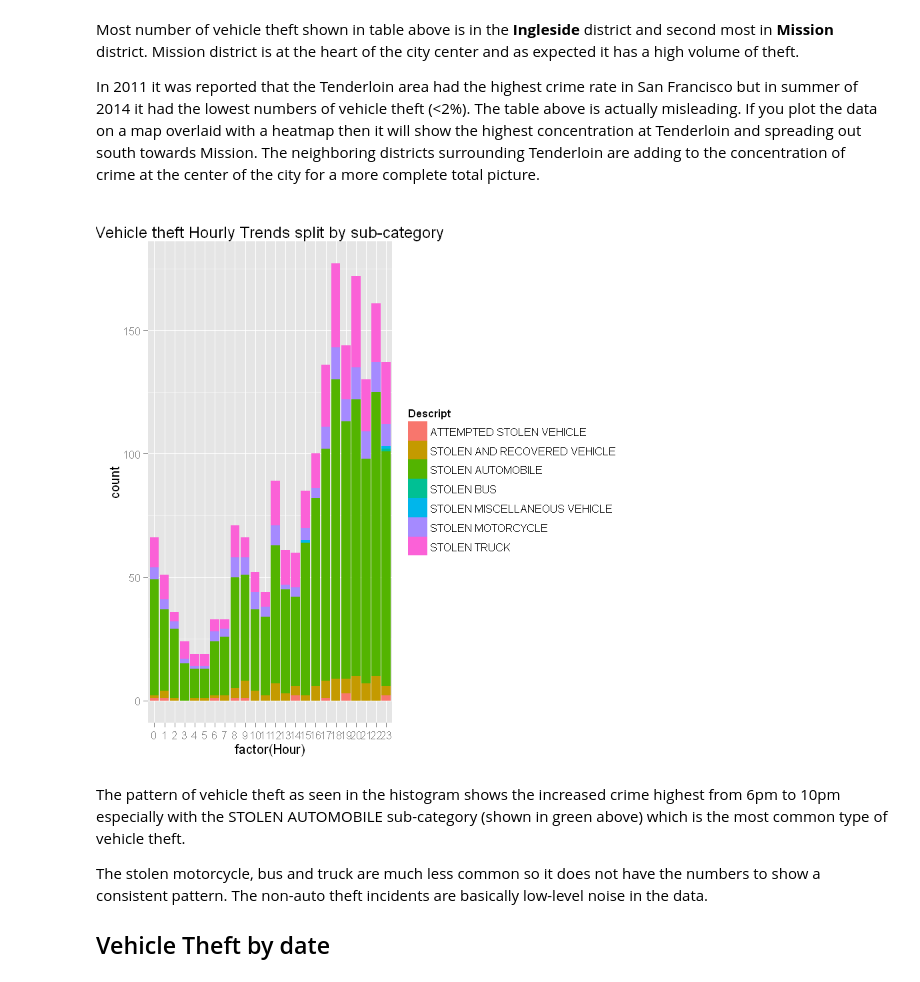
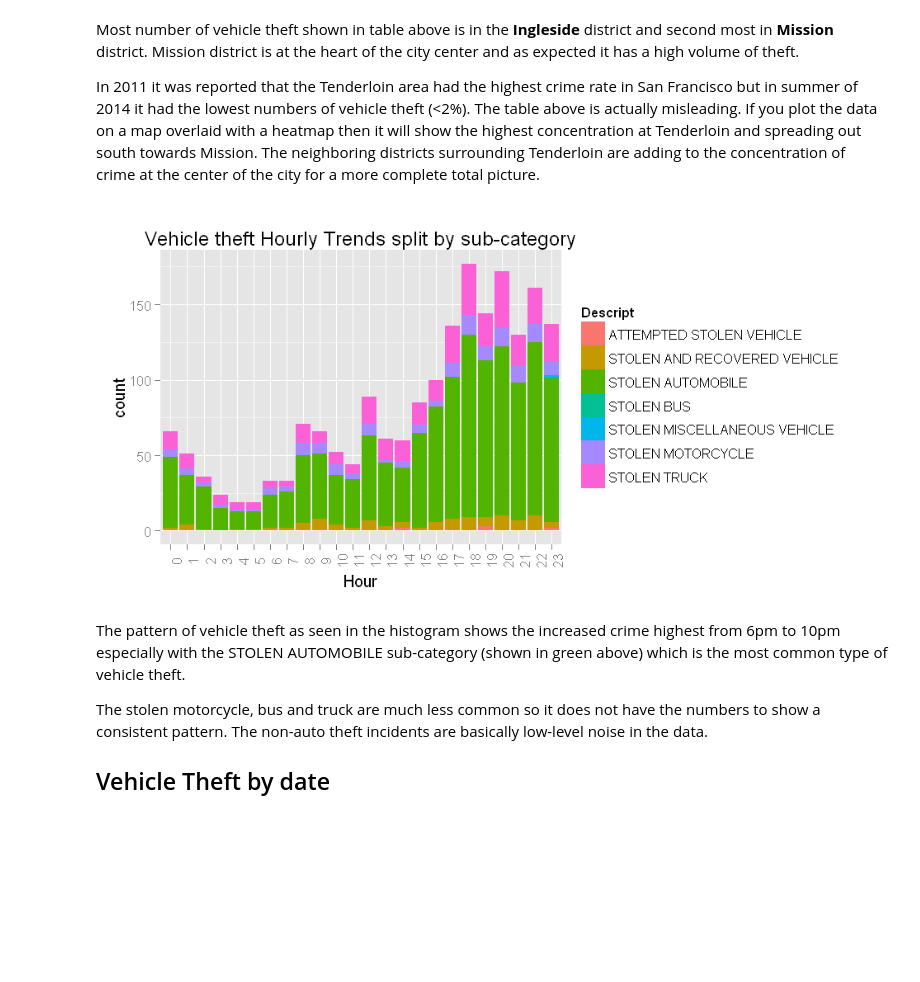
Before and after one commit to docjason/CrimeAnalytics, a Jupyter notebook: VehicleTheft.ipynb, the cells around one changed output. Cells and saved outputs as stored; diff of their text form; code cells hidden in the pictures; blank space fills up the shorter version.

Commit message:
cleanup plot margins

```diff
--- a/VehicleTheft.ipynb
+++ b/VehicleTheft.ipynb
@@ -158,12 +158,14 @@ In 2011 it was reported that the Tenderloin area had the highest crime rate in S
 # %%
 ########################################################
 # Plot of vehicle theft by hour colored by description
 ########################################################
 
+#options(repr.plot.width=8, repr.plot.height=4)
 ggplot(d1, aes(x=factor(Hour), fill=Descript)) + geom_histogram() +
- ggtitle("Vehicle theft Hourly Trends split by sub-category")
+ theme(axis.text.x = element_text(angle=90, vjust=1)) +
+  xlab("Hour") + ggtitle("Vehicle theft Hourly Trends split by sub-category")
 # %% [output]
-[figure, old version]
+[figure, new version]
 # %% [markdown]
 
 The pattern of vehicle theft as seen in the histogram shows the increased crime highest from 6pm to 10pm especially with the  STOLEN AUTOMOBILE sub-category (shown in green above) which is the most common type of vehicle theft.
```
Also changed, not shown: parts of 1 cell of this notebook.
